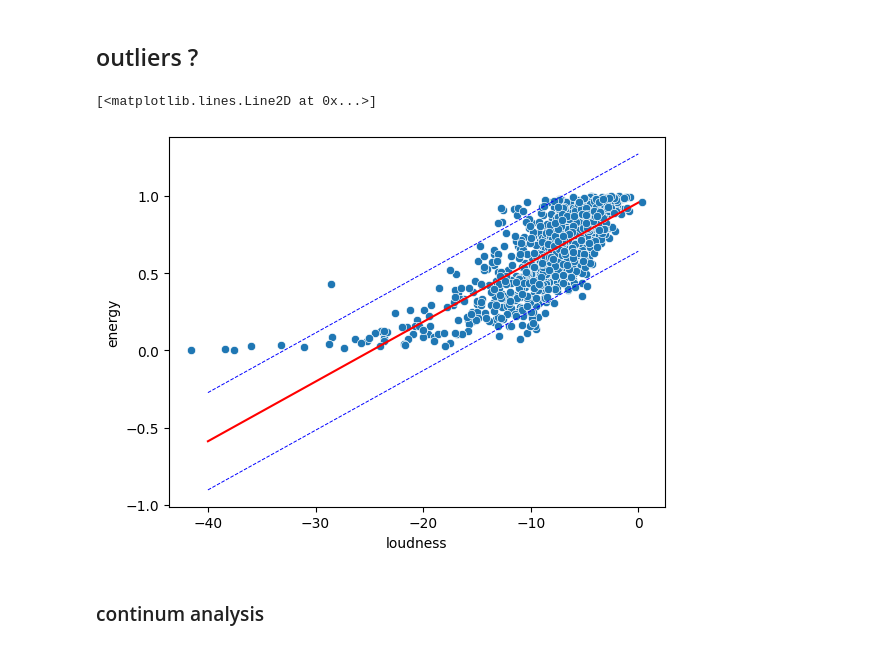
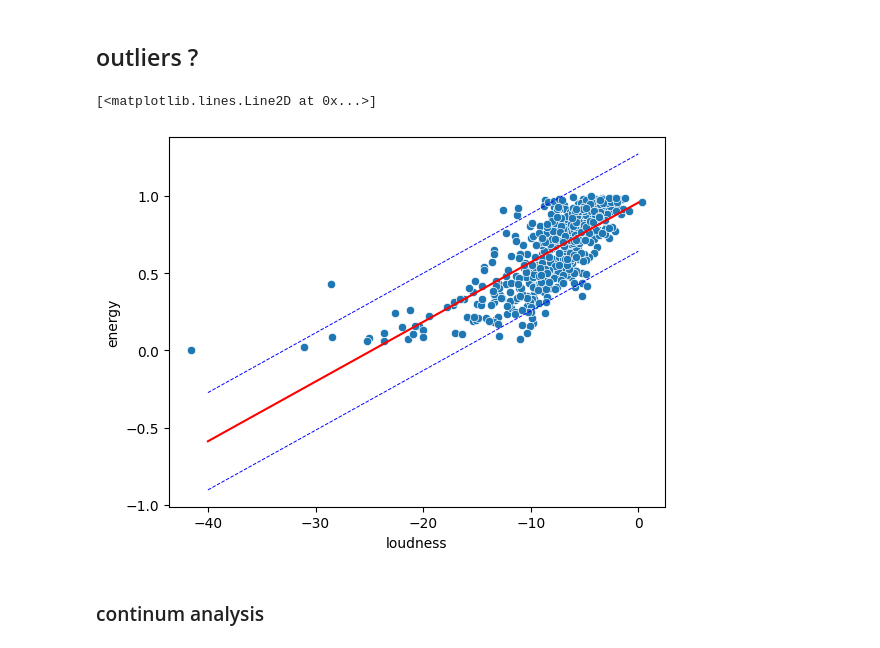
Before and after one commit to EnzoCentrale/Personal-Project, a Jupyter notebook: Project.ipynb, the cells around one changed output. Saved outputs shown, nothing was run; the diff lists cells and outputs as text; code cells hidden in the pictures.

```diff
--- a/Project.ipynb
+++ b/Project.ipynb
@@ -204,14 +204,14 @@ plt.grid(alpha = 0.5)
 ## outliers ?
 # %%
 z = [-40,0]
-sns.scatterplot(data=spotify , x="loudness" , y="energy" ,markers="*")
+sns.scatterplot(data=spotify.sample(500) , x="loudness" , y="energy" ,markers="*")
 
 plt.plot(z,line(z),'r-')
 plt.plot(z,line(z)+ 2*np.sqrt(hs2),'b-',linestyle='dashed',linewidth = 0.7)
 plt.plot(z,line(z)- 2*np.sqrt(hs2),'b-', linestyle='dashed',linewidth = 0.7)
 # %% [output]
 [<matplotlib.lines.Line2D at 0x...>]
-[figure, old version]
+[figure, new version]
 # %% [markdown]
 ### continum analysis
 # %%
```
